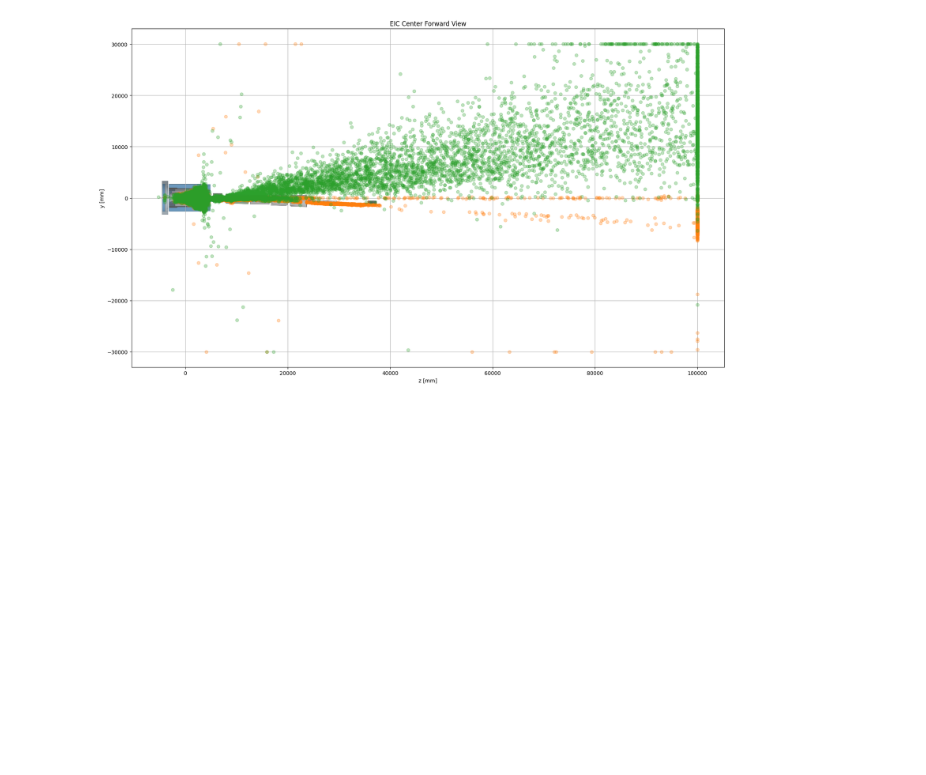
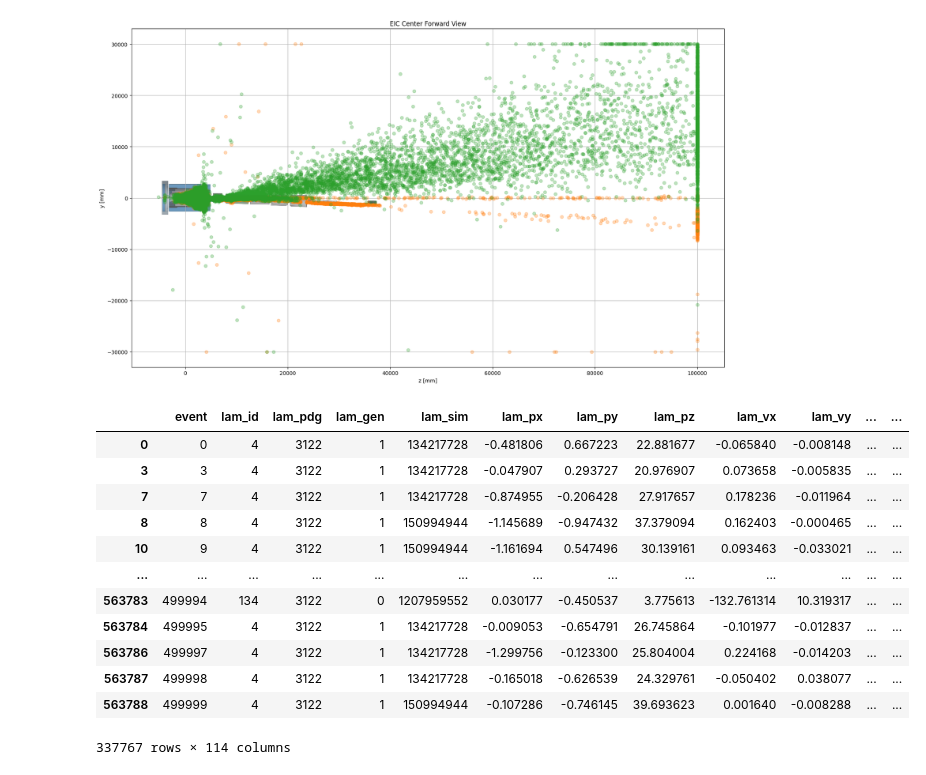
Before and after one commit to Allseeing1620/acceptance-analysis, a Jupyter notebook: analyze-df.ipynb, the cells around one changed output. Drawn from its saved outputs; the diff is of its cells as text; code cells hidden in the pictures; blank space fills up the shorter version.

```diff
--- a/analyze-df.ipynb
+++ b/analyze-df.ipynb
@@ -95,0 +487,16 @@ plt.show()
+# %%
+df
+# %% [output]
+|  | event | lam_id | lam_pdg | lam_gen | lam_sim | lam_px | lam_py | lam_pz | lam_vx | lam_vy | ... | ... |
+| 0 | 0 | 4 | 3122 | 1 | 134217728 | -0.481806 | 0.667223 | 22.881677 | -0.065840 | -0.008148 | ... | ... |
+| 3 | 3 | 4 | 3122 | 1 | 134217728 | -0.047907 | 0.293727 | 20.976907 | 0.073658 | -0.005835 | ... | ... |
+| 7 | 7 | 4 | 3122 | 1 | 134217728 | -0.874955 | -0.206428 | 27.917657 | 0.178236 | -0.011964 | ... | ... |
+| 8 | 8 | 4 | 3122 | 1 | 150994944 | -1.145689 | -0.947432 | 37.379094 | 0.162403 | -0.000465 | ... | ... |
+| 10 | 9 | 4 | 3122 | 1 | 150994944 | -1.161694 | 0.547496 | 30.139161 | 0.093463 | -0.033021 | ... | ... |
+| ... | ... | ... | ... | ... | ... | ... | ... | ... | ... | ... | ... | ... |
+| 563783 | 499994 | 134 | 3122 | 0 | 1207959552 | 0.030177 | -0.450537 | 3.775613 | -132.761314 | 10.319317 | ... | ... |
+| 563784 | 499995 | 4 | 3122 | 1 | 134217728 | -0.009053 | -0.654791 | 26.745864 | -0.101977 | -0.012837 | ... | ... |
+| 563786 | 499997 | 4 | 3122 | 1 | 134217728 | -1.299756 | -0.123300 | 25.804004 | 0.224168 | -0.014203 | ... | ... |
+| 563787 | 499998 | 4 | 3122 | 1 | 134217728 | -0.165018 | -0.626539 | 24.329761 | -0.050402 | 0.038077 | ... | ... |
+| 563788 | 499999 | 4 | 3122 | 1 | 150994944 | -0.107286 | -0.746145 | 39.693623 | 0.001640 | -0.008288 | ... | ... |
+337767 rows × 114 columns
```
Also changed, not shown: parts of 4 cells of this notebook, 1 other file.
